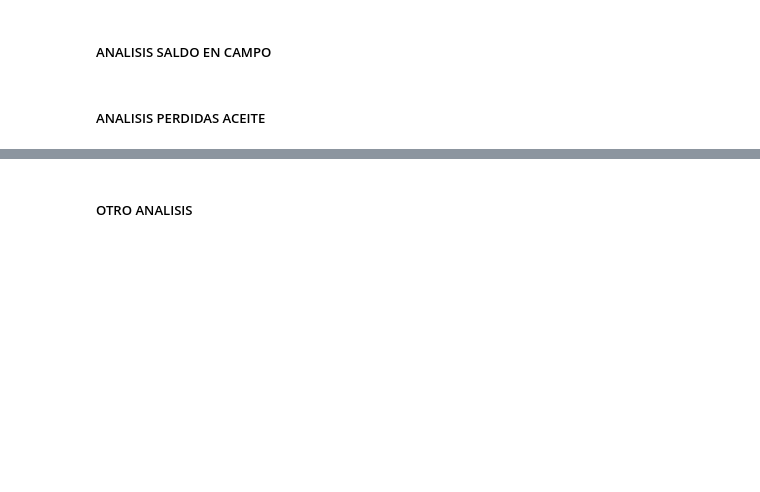
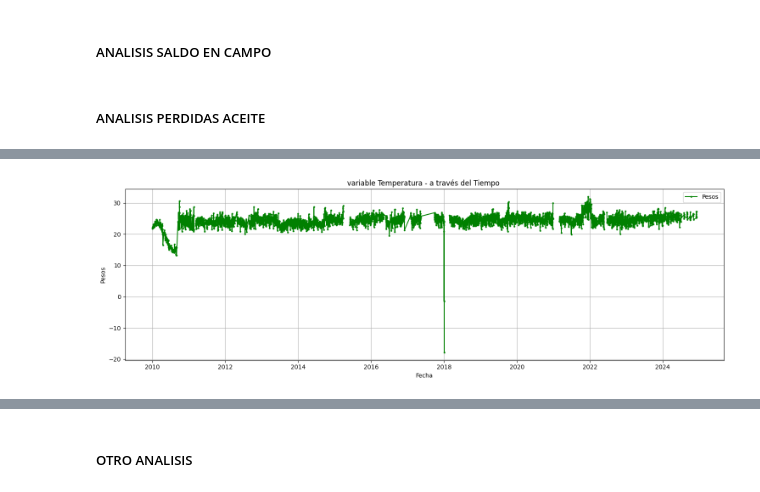
Before and after one commit to cesarqb/PROYECTO_01_analitica_descriptiva_TEA, a Jupyter notebook: src/features_scripts/Scrpit_match_tea.ipynb, the cells around one changed output, grey strips where cells are left out. Cells and saved outputs as stored; diff of their text form; code cells hidden in the pictures; blank space fills up the shorter version.

```diff
--- a/src/features_scripts/Scrpit_match_tea.ipynb
+++ b/src/features_scripts/Scrpit_match_tea.ipynb
@@ -2626,0 +2679,3 @@ df_analisis_semana_full_perdida_aceite.columns
+# %%
+# Reemplazar valores mayores a 25 por NaN
+df_clima_full_filter['Temperatura'] = df_clima_full_filter['Temperatura'].mask(df_clima_full_filter['Temperatura'] > 33, np.nan)
@@ -2626,0 +2688,3 @@ df_analisis_semana_full_perdida_aceite.columns
+# %%
+function_tendencia_unica(df_clima_full_filter,'Temperatura')
+# %% [output]
@@ -2626,0 +2692 @@ df_analisis_semana_full_perdida_aceite.columns
+[figure, added]
```
Also changed, not shown: parts of 84 cells of this notebook, 16 other files.
